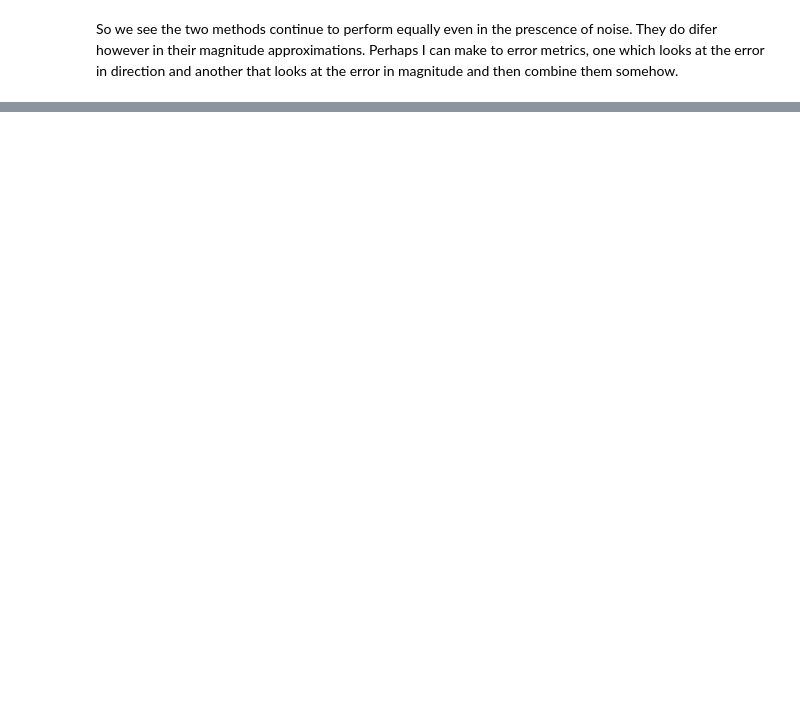
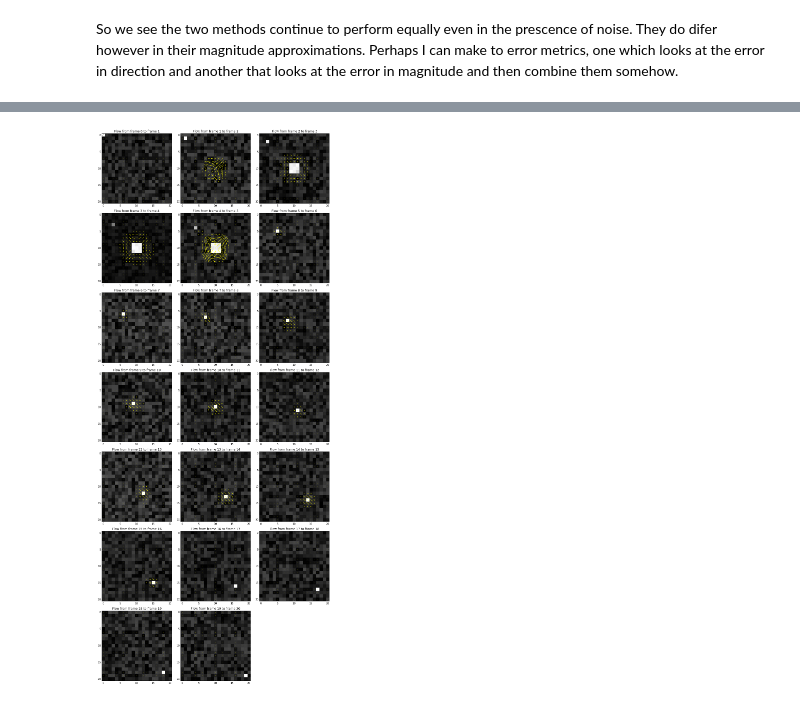
Before and after one commit to mathnathan/notebooks, a Jupyter notebook: Explore How Relative Fluorescence Affects Flow.ipynb, the cells around one changed output, grey strips where cells are left out. Saved outputs shown, nothing was run; the diff lists cells and outputs as text; code cells hidden in the pictures; blank space fills up the shorter version.

```diff
--- a/Explore How Relative Fluorescence Affects Flow.ipynb
+++ b/Explore How Relative Fluorescence Affects Flow.ipynb
@@ -297,0 +276,5 @@ So we see the two methods continue to perform equally even in the prescence of n
+# %%
+f,fy,fx = makeData(21, noise=3.0)
+f[2,9:12,9:12] += 10.0
+f[3,9:12,9:12] += 20.0
+f[4,9:12,9:12] += 10.0
@@ -297,0 +284,5 @@ So we see the two methods continue to perform equally even in the prescence of n
+# %%
+fy1, fx1 = calcFlow(f)
+show(f, fx1, fy1)
+# %% [output]
+[figure, added]
```
Also changed, not shown: parts of 40 cells of this notebook, 7 other files.
